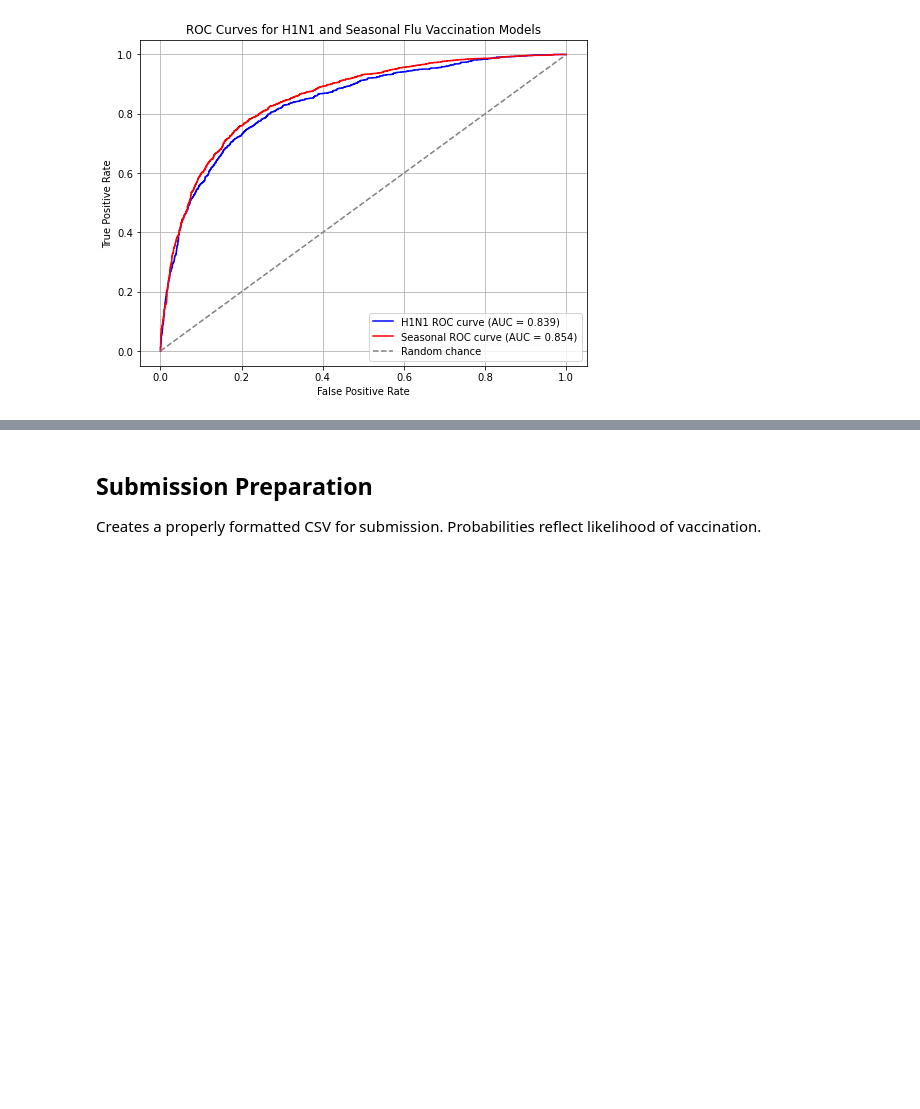
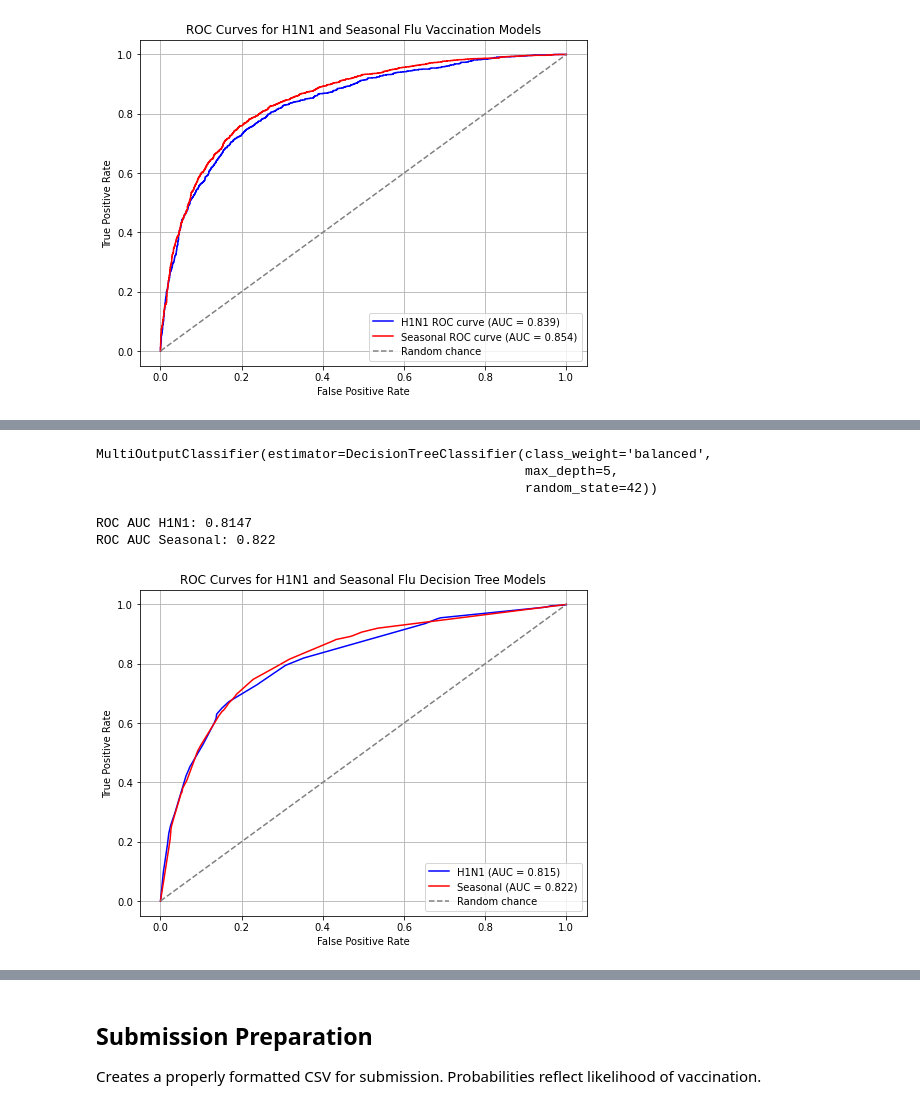
Before and after one commit to MaryBennah/Phase3-Predict-H1N1-Seasonal-Flu-Vaccines, a Jupyter notebook: Predict H1N1 and Seasonal Flu Vaccines.ipynb, the cells around one changed output, grey strips where cells are left out. Cells and saved outputs as stored; diff of their text form; code cells hidden in the pictures; blank space fills up the shorter version.

```diff
--- a/Predict H1N1 and Seasonal Flu Vaccines.ipynb
+++ b/Predict H1N1 and Seasonal Flu Vaccines.ipynb
@@ -838,0 +841,51 @@ plt.show()
+# %%
+# Instantiate base Decision Tree model
+base_tree = DecisionTreeClassifier(
+    max_depth=5,
+    random_state=42,
+    class_weight='balanced'  # optional, helps with imbalance if any
+)
+# %%
+# 3. Wrap with MultiOutputClassifier for multi-label prediction
+
+dtc_model = MultiOutputClassifier(base_tree)
+dtc_model.fit(X_tr, y_tr)
+# %% [output]
+MultiOutputClassifier(estimator=DecisionTreeClassifier(class_weight='balanced',
+                                                       max_depth=5,
+                                                       random_state=42))
+# %%
+# 4. Predict probabilities on validation data
+y_val_pred = dtc_model.predict_proba(X_val)
+# %%
+# Each target (H1N1, Seasonal) has its own probability array
+y_val_pred_h1n1 = y_val_pred[0][:, 1]        # Probability of H1N1 = 1
+y_val_pred_seasonal = y_val_pred[1][:, 1]    # Probability of Seasonal = 1
+# %%
+# 5. Compute AUC for each target
+
+auc_h1n1 = roc_auc_score(y_val['h1n1_vaccine'], y_val_pred_h1n1)
+auc_seasonal = roc_auc_score(y_val['seasonal_vaccine'], y_val_pred_seasonal)
+
+print("ROC AUC H1N1:", round(auc_h1n1, 4))
+print("ROC AUC Seasonal:", round(auc_seasonal, 4))
+# %% [output]
+ROC AUC H1N1: 0.8147
+ROC AUC Seasonal: 0.822
+# %%
+# 6. Plot ROC Curves for both targets
+fpr_h1n1, tpr_h1n1, _ = roc_curve(y_val['h1n1_vaccine'], y_val_pred_h1n1)
+fpr_seasonal, tpr_seasonal, _ = roc_curve(y_val['seasonal_vaccine'], y_val_pred_seasonal)
+
+plt.figure(figsize=(8, 6))
+plt.plot(fpr_h1n1, tpr_h1n1, color='blue', label=f'H1N1 (AUC = {auc_h1n1:.3f})')
+plt.plot(fpr_seasonal, tpr_seasonal, color='red', label=f'Seasonal (AUC = {auc_seasonal:.3f})')
+plt.plot([0, 1], [0, 1], color='gray', linestyle='--', label='Random chance')
+plt.title('ROC Curves for H1N1 and Seasonal Flu Decision Tree Models')
+plt.xlabel('False Positive Rate')
+plt.ylabel('True Positive Rate')
+plt.legend(loc='lower right')
+plt.grid(True)
+plt.show()
+# %% [output]
+[figure, added]
```
Also changed, not shown: parts of 3 cells of this notebook.
